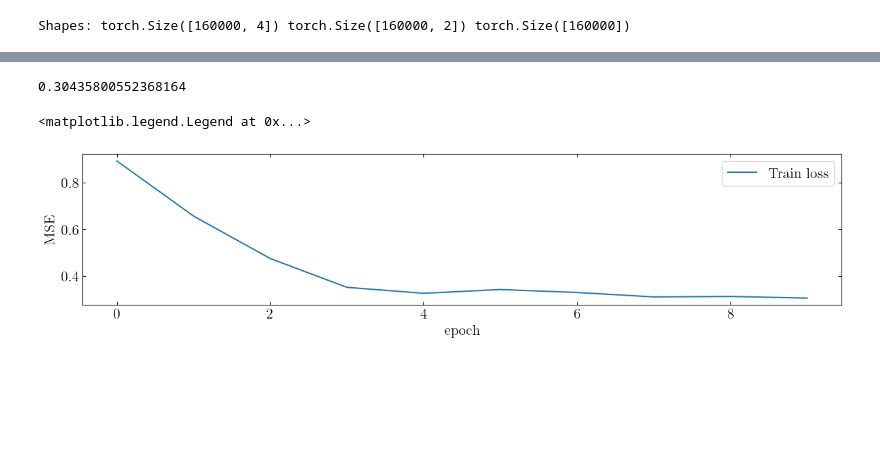
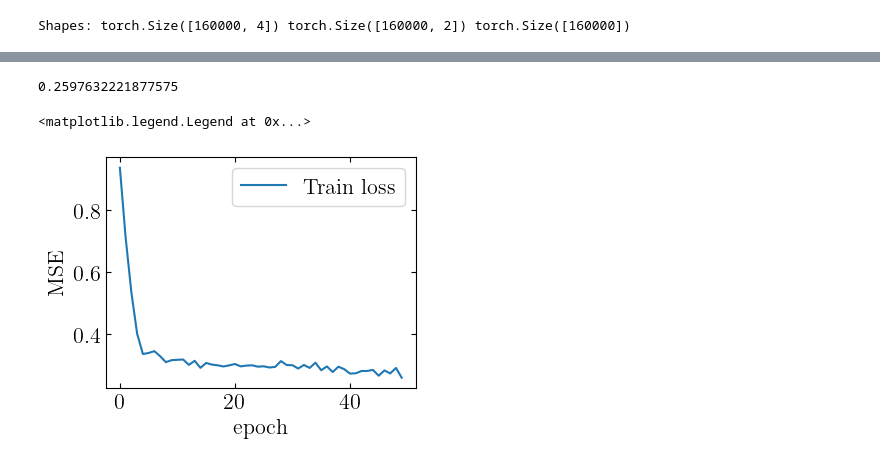
Before and after one commit to j-haralds/MSc_thesis, a Jupyter notebook: program/BasicEulerNN/5.1_JN_c_cdot.ipynb, the cells around one changed output, grey strips where cells are left out. Cells and saved outputs as stored; diff of their text form; code cells hidden in the pictures; blank space fills up the shorter version.

```diff
--- a/program/BasicEulerNN/5.1_JN_c_cdot.ipynb
+++ b/program/BasicEulerNN/5.1_JN_c_cdot.ipynb
@@ -285,5 +278,37 @@ def training(epochs=30):
 
     return history
 
-history = training(epochs=10)
+''' Mk 2: Distinguish dI peaks and apply loss only there '''
+# def training(epochs=30):
+#     history = {"loss": []}
+#     for ep in range(epochs):
+#         model.train()
+#         ep_loss = 0.0
+
+#         for x_b, y_b, mask_b in train_loader_flat:
+#             # print('batch shapes:', x_b.shape, y_b.shape, mask_b.shape)
+#             pred = model(x_b)   # [B*T, 2]
+#             loss = masked_mse(pred, y_b, mask_b)
+
+#             for i, dI in enumerate(x_b[:, 1]):  # Assuming dI is the second feature
+#                 if dI != -0.013627593405544758 and dI > 0:
+#                     for t in range(np.arange(0, 100, 10)):  # Example: only consider every 10th time step
+#                         mask_b_new = mask_b.clone()
+#                         mask_b_new[t] = 1.0  # Set the mask for this specific time step to 1 (i.e., include in loss)
+#                         loss = masked_mse(pred, cn_positive, mask_b_new)  # Or some custom loss that emphasizes this point
+#                         print(dI.item(), i)
+
+#             # print('pred shapes:', pred.shape)
+#             optimizer.zero_grad()
+#             loss.backward()
+#             optimizer.step()
+#             ep_loss += loss.item()
+
+#         last = ep_loss / len(train_loader_flat)  # Average loss per batch
+#         history["loss"].append(last)
+#         print(f"Epoch {ep+1} | loss {last:.3e}")
+
+#     return history
+
+history = training(epochs=50)
 # %% [output]
@@ -300,15 +332,15 @@ Epoch 10 | loss 3.044e-01
 # %%
 print(history['loss'][-1])
-fig, (ax1) = plt.subplots(1, 1, figsize=(15, 3))
+fig, (ax1) = plt.subplots(1, 1, figsize=(4, 3))
 ax1.plot(history["loss"], label="Train loss")
 # ax1.set_yscale("log")
 ax1.set_xlabel("epoch")
 ax1.set_ylabel("MSE")
 ax1.legend()
 # %% [output]
-0.30435800552368164
+0.2597632221877575
 <matplotlib.legend.Legend at 0x...>
-[figure, old version]
+[figure, new version]
 # %%
 def rollout(idx=0, on_train=False):
     if on_train:
```
Also changed, not shown: parts of 11 cells of this notebook, 1 other file.
